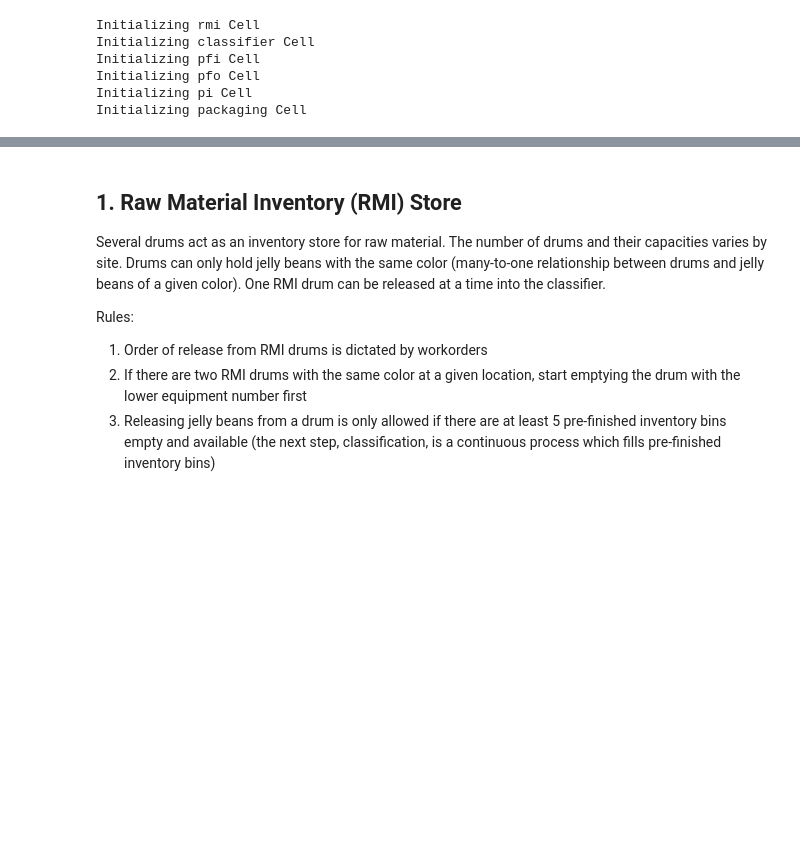
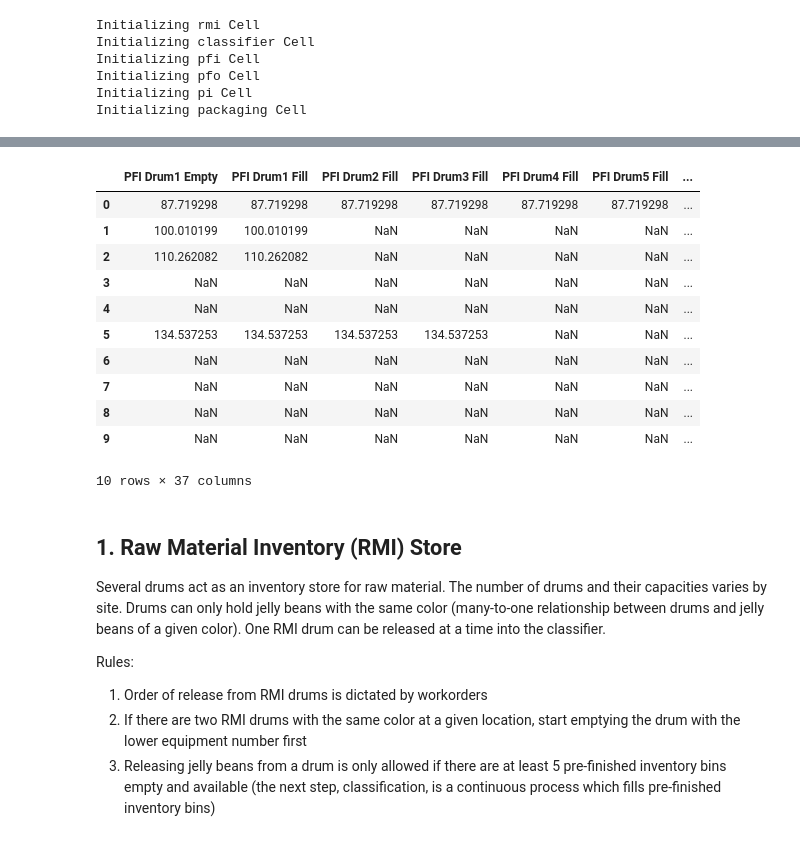
Before and after one commit to meehanjohn/sim_model, a Jupyter notebook: mfg_process.ipynb, the cells around one changed output, grey strips where cells are left out. Cells and saved outputs as stored; diff of their text form; code cells hidden in the pictures; blank space fills up the shorter version.

Commit message:
Basic functionality of process flow simulation and logging

```diff
--- a/mfg_process.ipynb
+++ b/mfg_process.ipynb
@@ -135,2 +99,0 @@ Global Time: 121.34990184257369
-# %%
-pck_in = next(pis.unload_drums())
@@ -139,2 +99,0 @@ pck_in
-# %%
-pck_in['package_type'] = 'Box'
@@ -143,2 +99,0 @@ pck_in
-# %%
-pck_time = pck.load_machines(**pck_in)
@@ -207,0 +271,15 @@ cfr_out
+# %%
+process_steps
+# %% [output]
+|  | PFI Drum1 Empty | PFI Drum1 Fill | PFI Drum2 Fill | PFI Drum3 Fill | PFI Drum4 Fill | PFI Drum5 Fill | ... |
+| 0 | 87.719298 | 87.719298 | 87.719298 | 87.719298 | 87.719298 | 87.719298 | ... |
+| 1 | 100.010199 | 100.010199 | NaN | NaN | NaN | NaN | ... |
+| 2 | 110.262082 | 110.262082 | NaN | NaN | NaN | NaN | ... |
+| 3 | NaN | NaN | NaN | NaN | NaN | NaN | ... |
+| 4 | NaN | NaN | NaN | NaN | NaN | NaN | ... |
+| 5 | 134.537253 | 134.537253 | 134.537253 | 134.537253 | NaN | NaN | ... |
+| 6 | NaN | NaN | NaN | NaN | NaN | NaN | ... |
+| 7 | NaN | NaN | NaN | NaN | NaN | NaN | ... |
+| 8 | NaN | NaN | NaN | NaN | NaN | NaN | ... |
+| 9 | NaN | NaN | NaN | NaN | NaN | NaN | ... |
+10 rows × 37 columns
```
Also changed, not shown: parts of 30 cells of this notebook, 8 other files.
